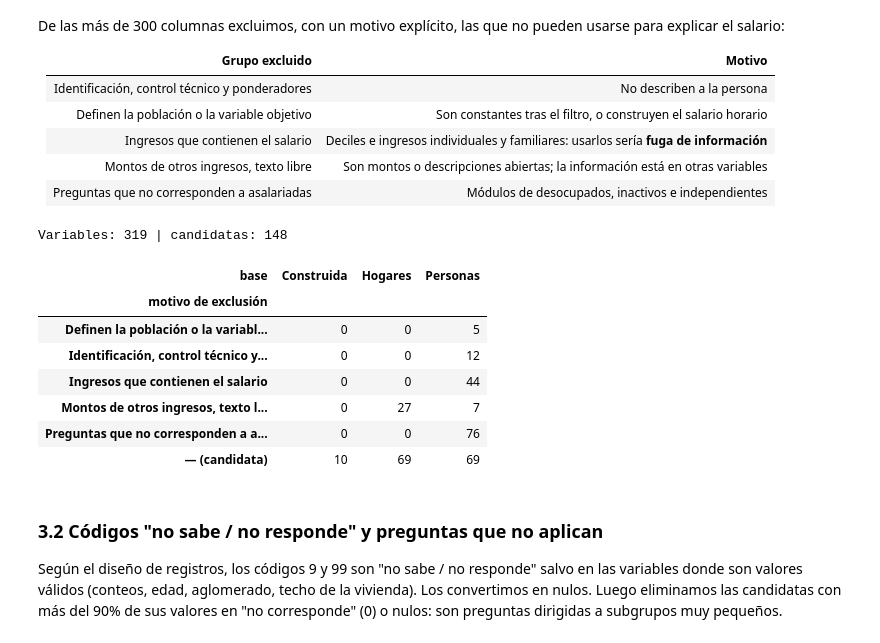
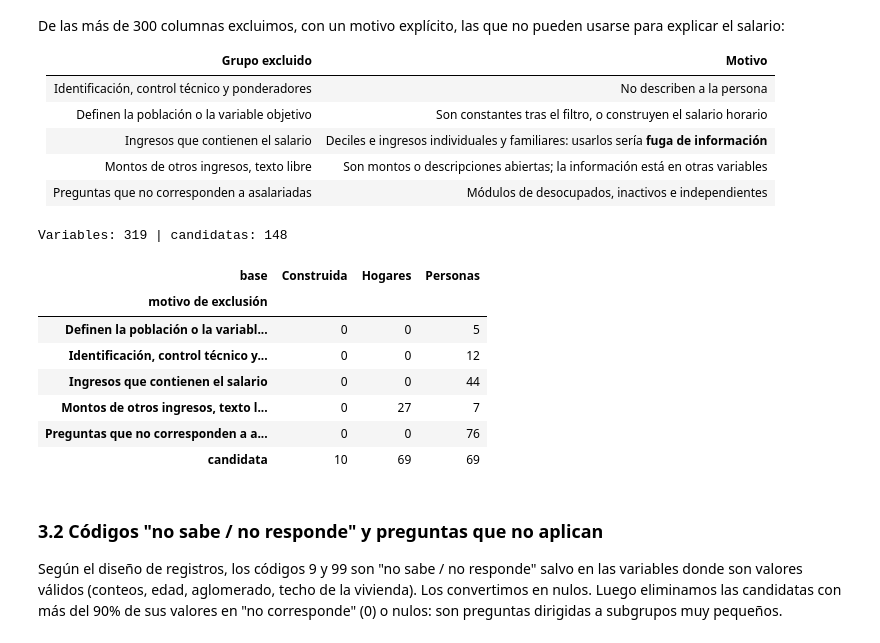
Before and after one commit to peolguin/TFM-Olguin-Patricia, a Jupyter notebook: notebook/TFM_salarios_mujeres_Argentina.ipynb, the cells around one changed output. Cells and saved outputs as stored; diff of their text form; code cells hidden in the pictures.

```diff
--- a/notebook/TFM_salarios_mujeres_Argentina.ipynb
+++ b/notebook/TFM_salarios_mujeres_Argentina.ipynb
@@ -331,35 +331,35 @@ mujeres = base[es_mujer]
 EXCLUSION = {
     "Identificación, control técnico y ponderadores": ["CODUSU", "NRO_HOGAR", "COMPONENTE", "H15", "REALIZADA", "IMPUTA",
                                                        "ANO4", "TRIMESTRE", "PONDERA", "PONDII", "PONDIH", "PONDIIO"],
     "Definen la población o la variable objetivo": ["CH04", "ESTADO", "CAT_OCUP", "P21", "PP3E_TOT"],
     "Ingresos que contienen el salario": [c for c in mujeres.columns if re.search(r"DEC|^P47T$|^ITF$|^IPCF$|^PP08", c)],
     "Montos de otros ingresos, texto libre": ["TOT_P12", "T_VI", "PP06C", "PP06D", "CH05", "CH15_COD", "CH16_COD"]
                                              + [c for c in mujeres.columns if re.fullmatch(r"V\d+_(\d+_)?A?M", c) or c.endswith("_ESP")],
     "Preguntas que no corresponden a asalariadas": [c for c in mujeres.columns if re.match(r"PP0?(2|5|6|10|11)[A-Z_]", c)],
 }
 AUXILIARES = ["periodo", "t", "id_hogar", "id_persona", "salario_horario", "mediana_trimestre", "y"]
 CONSTRUIDAS_HOGAR = ["menores_6", "menores_18", "mayores_65", "ocupados_hogar", "mujeres_adultas_hogar",
                      "hijos_propios_menores_6", "hijos_propios_menores_18", "educ_pareja", "pareja_ocupada", "clima_educativo"]
 
 # Tabla de decisiones: cada variable con su base de origen y el motivo de exclusión
 motivo = {v: grupo for grupo, vs in EXCLUSION.items() for v in vs if v in mujeres.columns}
 diccionario = pd.DataFrame({"variable": [c for c in mujeres.columns if c not in AUXILIARES]})
 diccionario["base"] = np.where(diccionario.variable.isin(CONSTRUIDAS_HOGAR), "Construida",
                                np.where(diccionario.variable.str.match(r"^(IV|II|V\d|IX|VII)"), "Hogares", "Personas"))
-diccionario["motivo de exclusión"] = diccionario.variable.map(motivo).fillna("— (candidata)")
+diccionario["motivo de exclusión"] = diccionario.variable.map(motivo).fillna("candidata")
 candidatas = diccionario.loc[~diccionario.variable.isin(motivo), "variable"].tolist()
 print(f"Variables: {len(diccionario)} | candidatas: {len(candidatas)}")
 diccionario.groupby(["motivo de exclusión", "base"]).size().unstack(fill_value=0)
 # %% [output]
 Variables: 319 | candidatas: 148
 | base | Construida | Hogares | Personas |
 | motivo de exclusión |  |  |  |
 | Definen la población o la variabl... | 0 | 0 | 5 |
 | Identificación, control técnico y... | 0 | 0 | 12 |
 | Ingresos que contienen el salario | 0 | 0 | 44 |
 | Montos de otros ingresos, texto l... | 0 | 27 | 7 |
 | Preguntas que no corresponden a a... | 0 | 0 | 76 |
-| — (candidata) | 10 | 69 | 69 |
+| candidata | 10 | 69 | 69 |
 # %% [markdown]
 ### 3.2 Códigos "no sabe / no responde" y preguntas que no aplican
 
```
Also changed, not shown: parts of 21 cells of this notebook, 1 other file.
